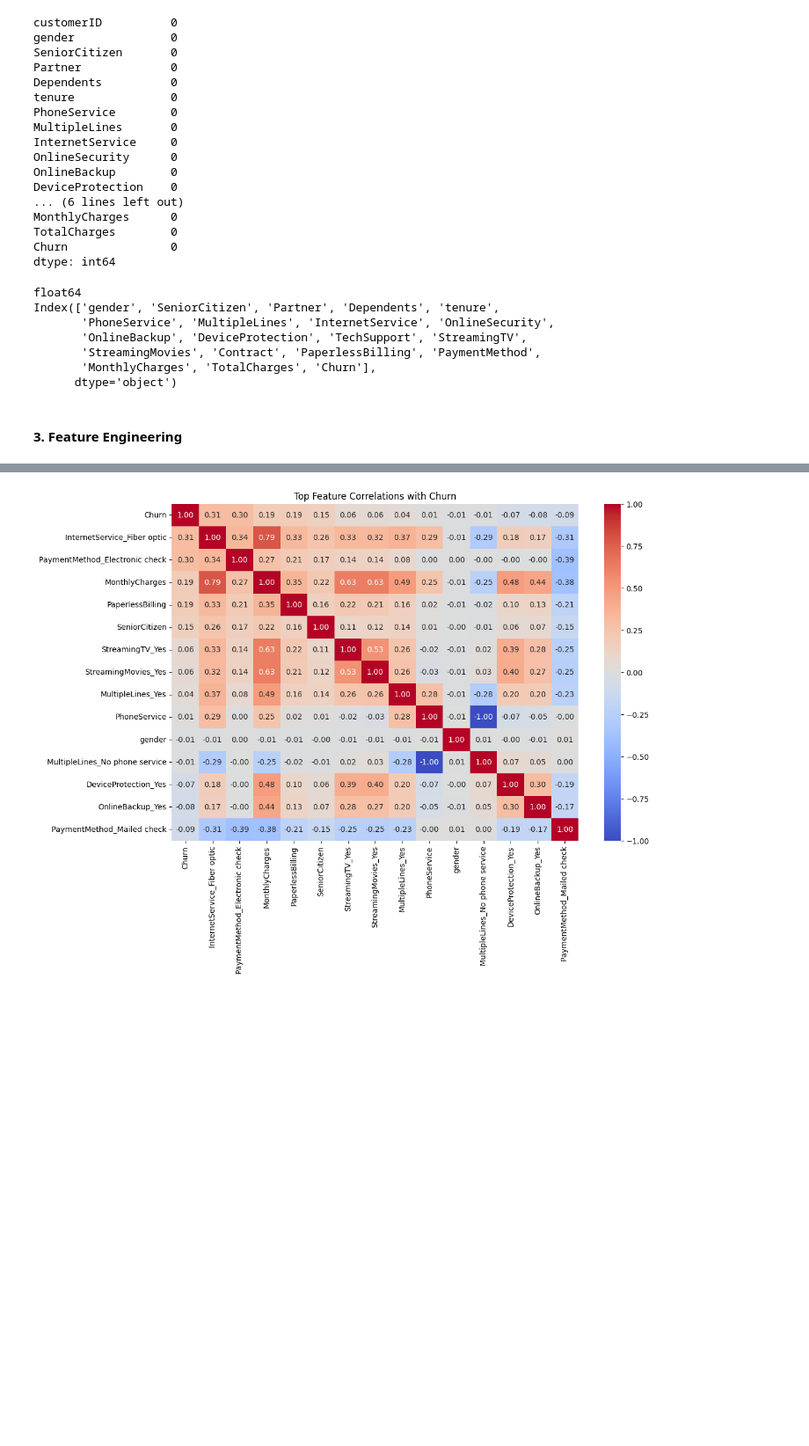
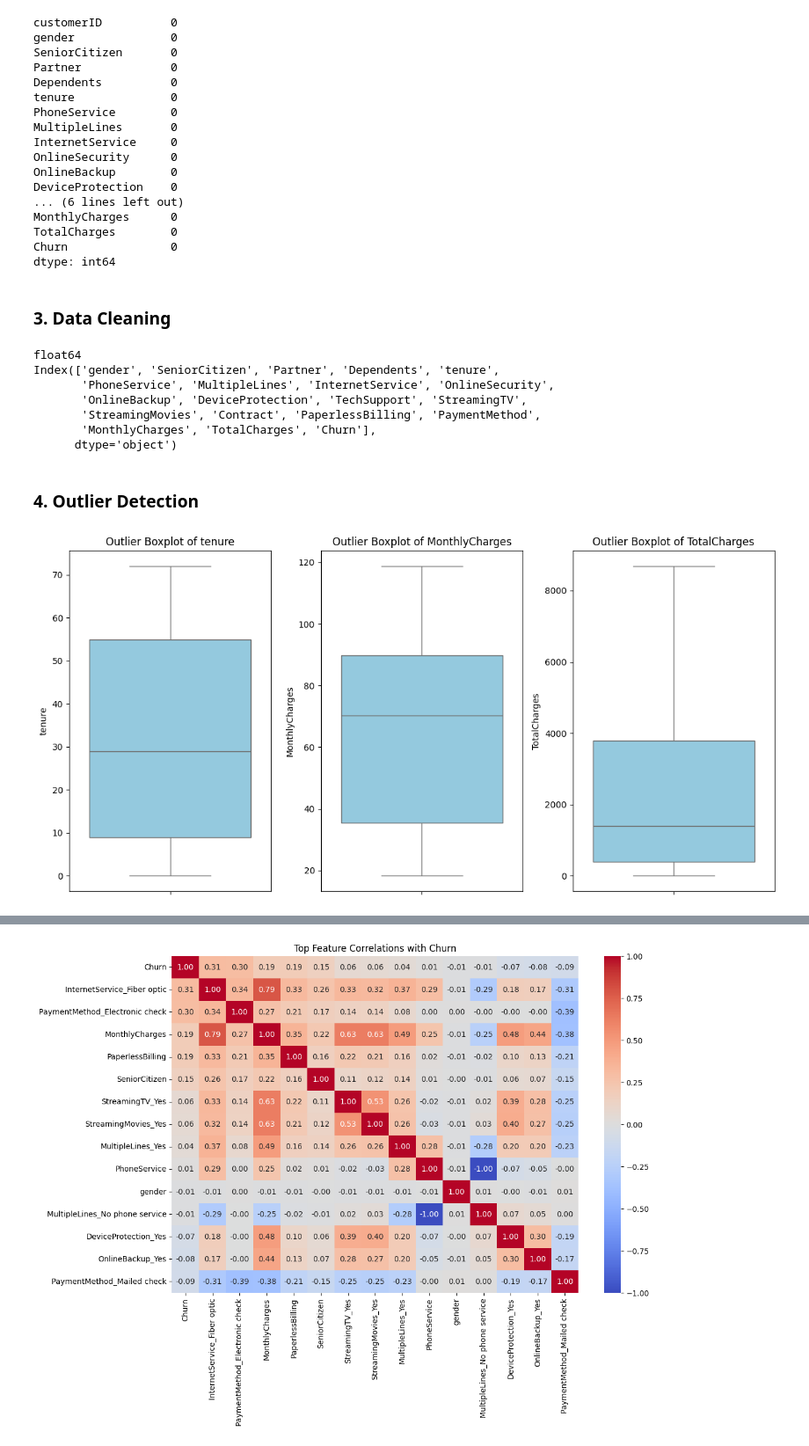
Before and after one commit to skearkorful/Springboard-Challenge, a Jupyter notebook: Capstone Two - Telco Customer Churn (Modeling).ipynb, the cells around one changed output, grey strips where cells are left out. Shown at 88% size. Drawn from its saved outputs; the diff is of its cells as text; code cells hidden in the pictures; blank space fills up the shorter version.

```diff
--- a/Capstone Two - Telco Customer Churn (Modeling).ipynb
+++ b/Capstone Two - Telco Customer Churn (Modeling).ipynb
@@ -93,6 +90,8 @@ MonthlyCharges      0
 TotalCharges        0
 Churn               0
 dtype: int64
+# %% [markdown]
+### 3. Data Cleaning
 # %%
 # Handle TotalCharges errors (convert empty strings to 0)
 telco_df['TotalCharges'] = pd.to_numeric(telco_df['TotalCharges'], errors='coerce').fillna(0)
@@ -109,5 +108,3 @@ Index(['gender', 'SeniorCitizen', 'Partner', 'Dependents', 'tenure',
        'StreamingMovies', 'Contract', 'PaperlessBilling', 'PaymentMethod',
        'MonthlyCharges', 'TotalCharges', 'Churn'],
       dtype='object')
-# %% [markdown]
-#### 3. Feature Engineering
@@ -121,0 +111,15 @@ telco_df['gender'] = telco_df['gender'].map({'Male': 1, 'Female': 0})
+# %% [markdown]
+### 4. Outlier Detection
+# %%
+# Visualize outliers with boxplots for numeric columns
+plt.figure(figsize=(12, 6))
+cols = ['tenure', 'MonthlyCharges', 'TotalCharges']
+for i, col in enumerate(cols, 1):
+    plt.subplot(1, 3, i)
+    sns.boxplot(y=telco_df[col], color='skyblue')
+    plt.title(f'Outlier Boxplot of {col}')
+
+plt.tight_layout()
+plt.show()
+# %% [output]
+[figure, added]
```
Also changed, not shown: parts of 29 cells of this notebook.
